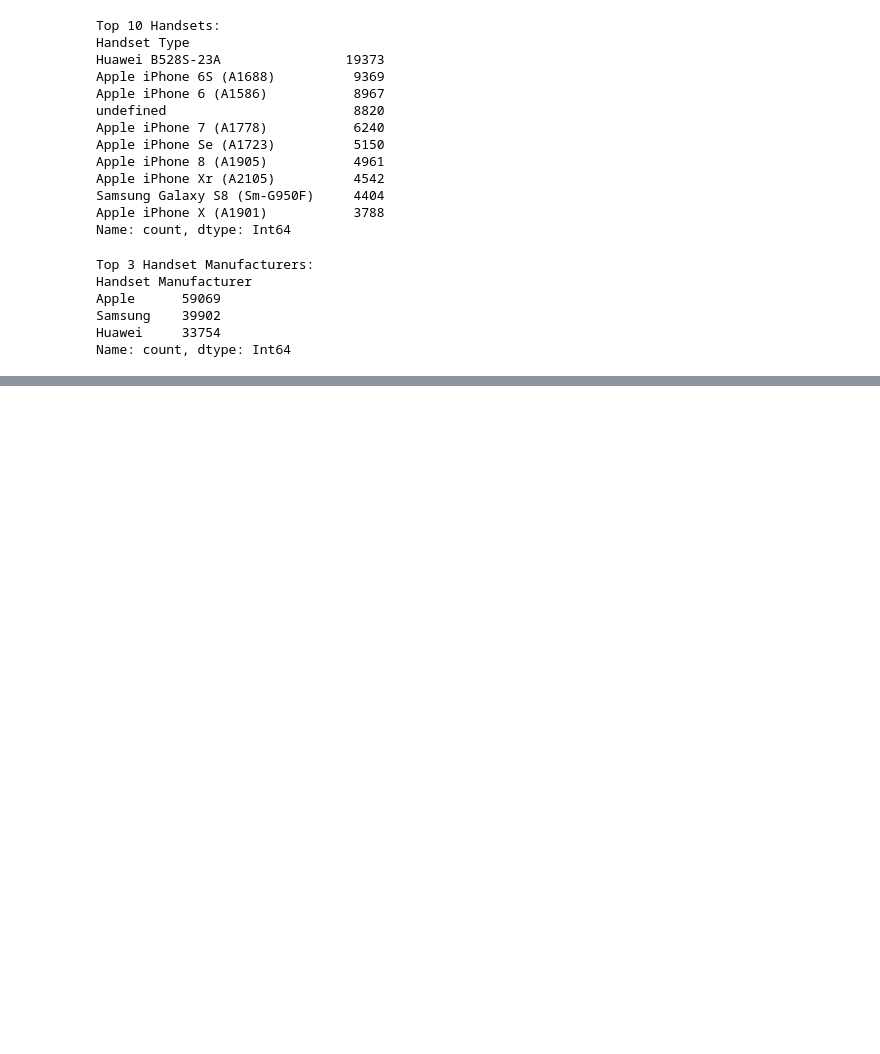
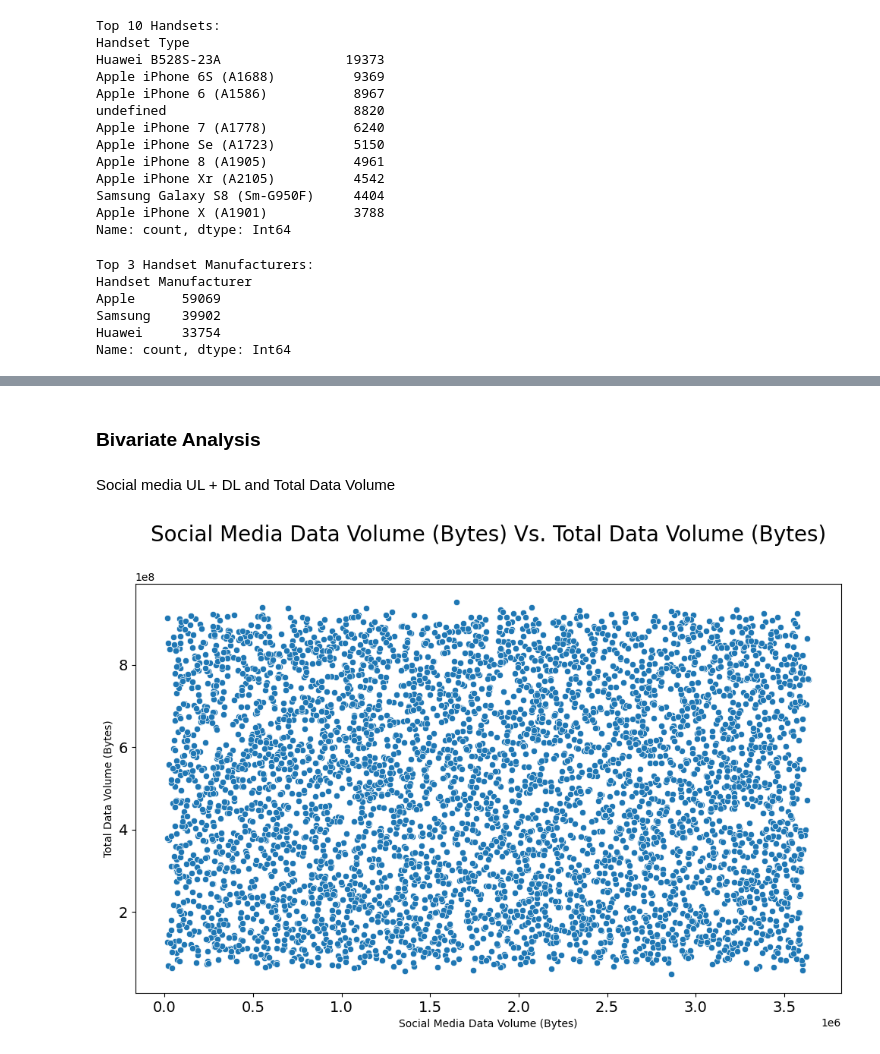
Before and after one commit to mahbubah/Telecom_DataAnalysis, a Jupyter notebook: notebooks/User Overview Analysis.ipynb, the cells around one changed output, grey strips where cells are left out. Cells and saved outputs as stored; diff of their text form; code cells hidden in the pictures; blank space fills up the shorter version.

Commit message:
Analysis

```diff
--- a/notebooks/User Overview Analysis.ipynb
+++ b/notebooks/User Overview Analysis.ipynb
@@ -480,0 +572,9 @@ Name: Total xDR sessions, Length: 105716, dtype: float64
+# %% [markdown]
+### Bivariate Analysis
+# %% [markdown]
+Social media UL + DL and Total Data Volume
+# %%
+df_clean['Social Media Data Volume (Bytes)'] = df_clean['Social Media UL (Bytes)'] + df_clean['Social Media DL (Bytes)']
+plot_scatter(df_clean.sample(5000), 'Social Media Data Volume (Bytes)', 'Total Data Volume (Bytes)')
+# %% [output]
+[figure, added]
```
Also changed, not shown: parts of 32 cells of this notebook, 4 other files.
